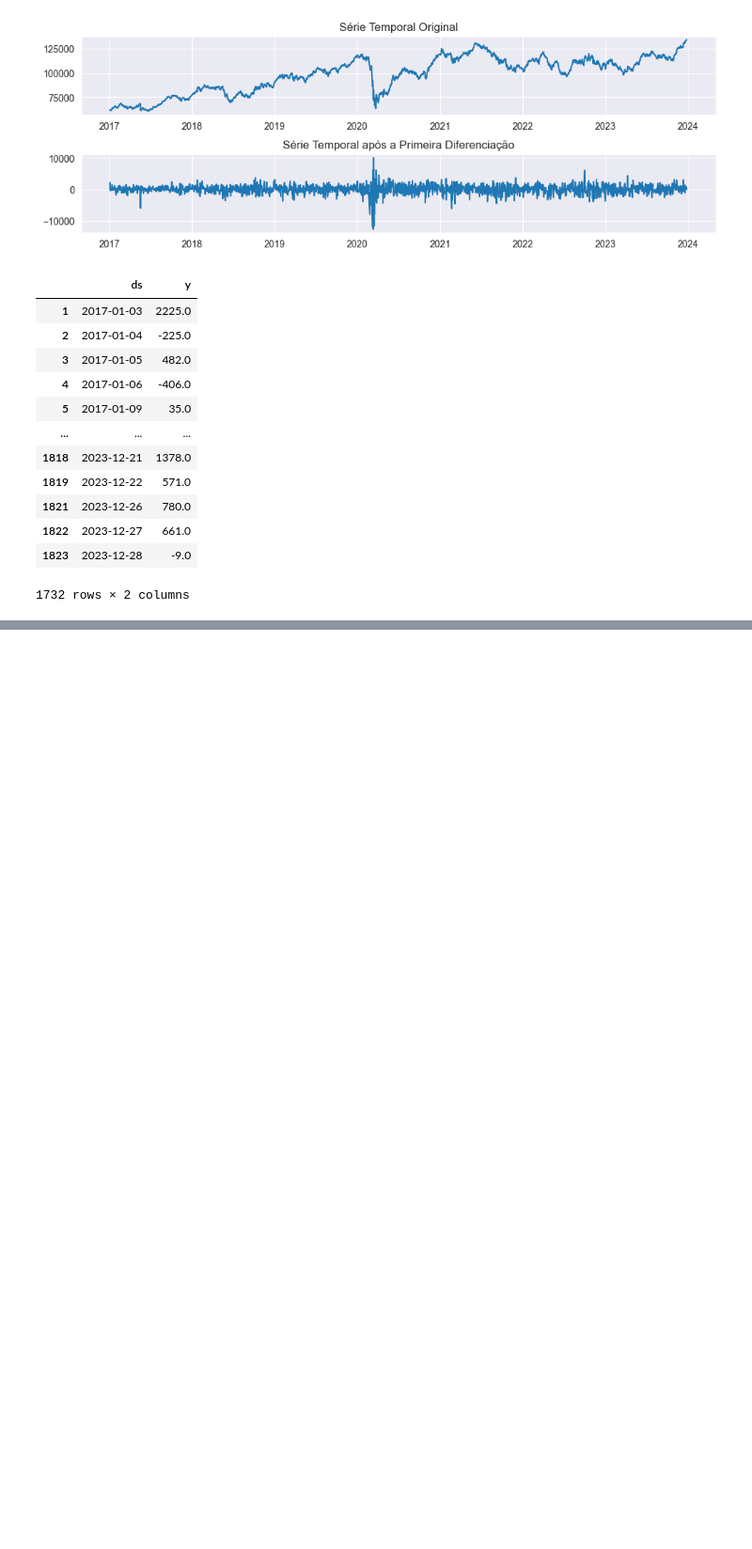
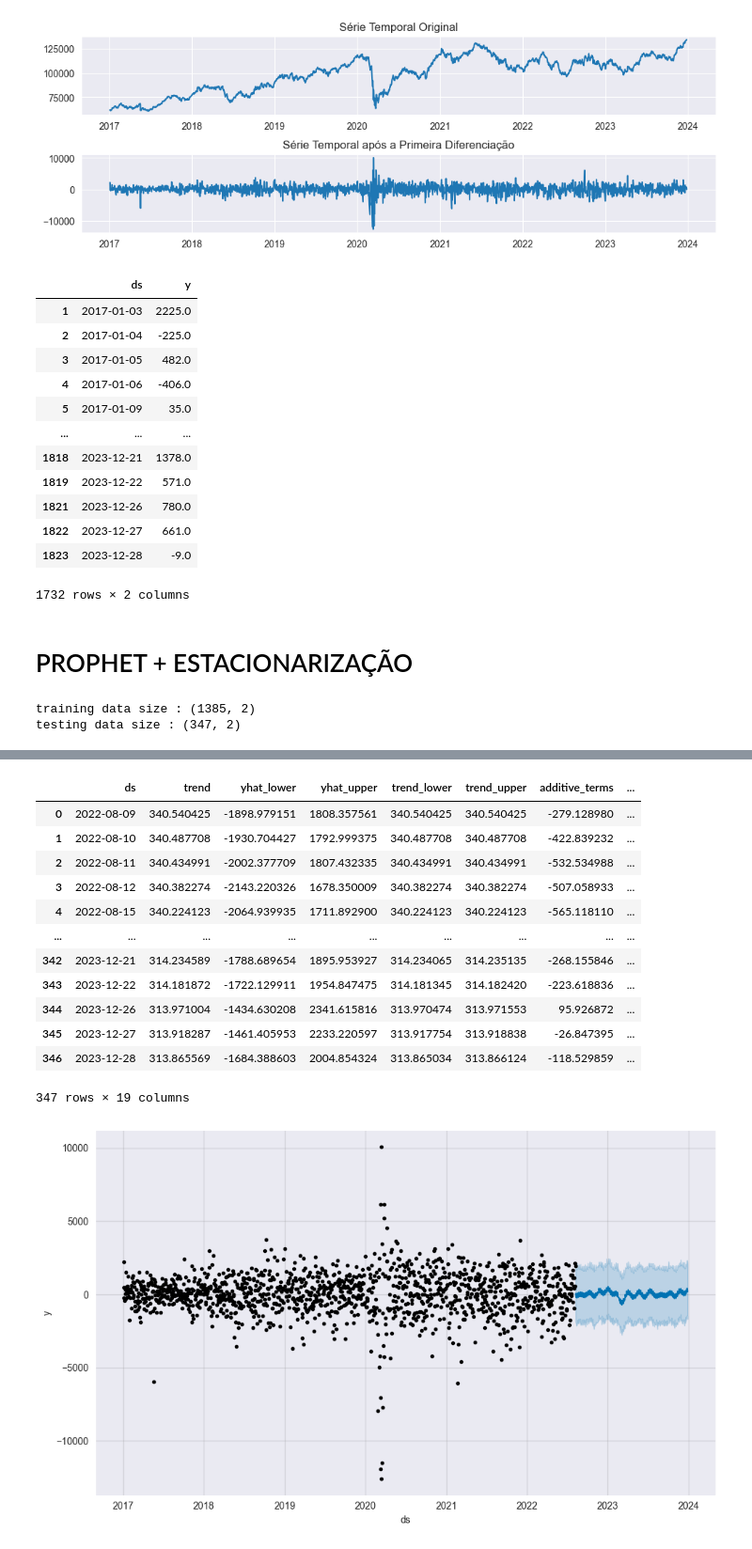
Before and after one commit to victorlamana/PosTech_DataAnalytics-Main, a Jupyter notebook: FASE2/TECH-CHALLENGE/ProphetModel.ipynb, the cells around one changed output, grey strips where cells are left out. Shown: that part at 94% size. Saved outputs shown, nothing was run; the diff lists cells and outputs as text; code cells hidden in the pictures; blank space fills up the shorter version.

```diff
--- a/FASE2/TECH-CHALLENGE/ProphetModel.ipynb
+++ b/FASE2/TECH-CHALLENGE/ProphetModel.ipynb
@@ -343,3 +343,31 @@ df_estacfim
 | 1822 | 2023-12-27 | 661.0 |
 | 1823 | 2023-12-28 | -9.0 |
 1732 rows × 2 columns
+# %% [markdown]
+# PROPHET + ESTACIONARIZAÇÃO
+# %%
+# Defina a proporção desejada para a amostragem (por exemplo, 80% para treino)
+proporcao_treino = 0.8
+
+# Calcule o índice onde a divisão ocorrerá
+indice_divisao = int(len(df_estacfim) * proporcao_treino)
+
+# Separe o DataFrame continuamente
+train_set3 = df_estacfim.iloc[:indice_divisao]
+test_set3 = df_estacfim.iloc[indice_divisao:]
+
+print(f'training data size : {train_set3.shape}')
+print(f'testing data size : {test_set3.shape}')
+# %% [output]
+training data size : (1385, 2)
+testing data size : (347, 2)
+# %%
+#Instanciando modelo
+m3=Prophet()
+m3.fit(train_set3)
+
+#Prevendo base test_set
+y_pred3=m3.predict(test_set3)
+m3.plot(y_pred3);
+y_pred3
+# %% [output]
@@ -345,0 +376,14 @@ df_estacfim
+|  | ds | trend | yhat_lower | yhat_upper | trend_lower | trend_upper | additive_terms | ... |
+| 0 | 2022-08-09 | 340.540425 | -1898.979151 | 1808.357561 | 340.540425 | 340.540425 | -279.128980 | ... |
+| 1 | 2022-08-10 | 340.487708 | -1930.704427 | 1792.999375 | 340.487708 | 340.487708 | -422.839232 | ... |
+| 2 | 2022-08-11 | 340.434991 | -2002.377709 | 1807.432335 | 340.434991 | 340.434991 | -532.534988 | ... |
+| 3 | 2022-08-12 | 340.382274 | -2143.220326 | 1678.350009 | 340.382274 | 340.382274 | -507.058933 | ... |
+| 4 | 2022-08-15 | 340.224123 | -2064.939935 | 1711.892900 | 340.224123 | 340.224123 | -565.118110 | ... |
+| ... | ... | ... | ... | ... | ... | ... | ... | ... |
+| 342 | 2023-12-21 | 314.234589 | -1788.689654 | 1895.953927 | 314.234065 | 314.235135 | -268.155846 | ... |
+| 343 | 2023-12-22 | 314.181872 | -1722.129911 | 1954.847475 | 314.181345 | 314.182420 | -223.618836 | ... |
+| 344 | 2023-12-26 | 313.971004 | -1434.630208 | 2341.615816 | 313.970474 | 313.971553 | 95.926872 | ... |
+| 345 | 2023-12-27 | 313.918287 | -1461.405953 | 2233.220597 | 313.917754 | 313.918838 | -26.847395 | ... |
+| 346 | 2023-12-28 | 313.865569 | -1684.388603 | 2004.854324 | 313.865034 | 313.866124 | -118.529859 | ... |
+347 rows × 19 columns
+[figure, added]
```
Also changed, not shown: parts of 3 cells of this notebook.
